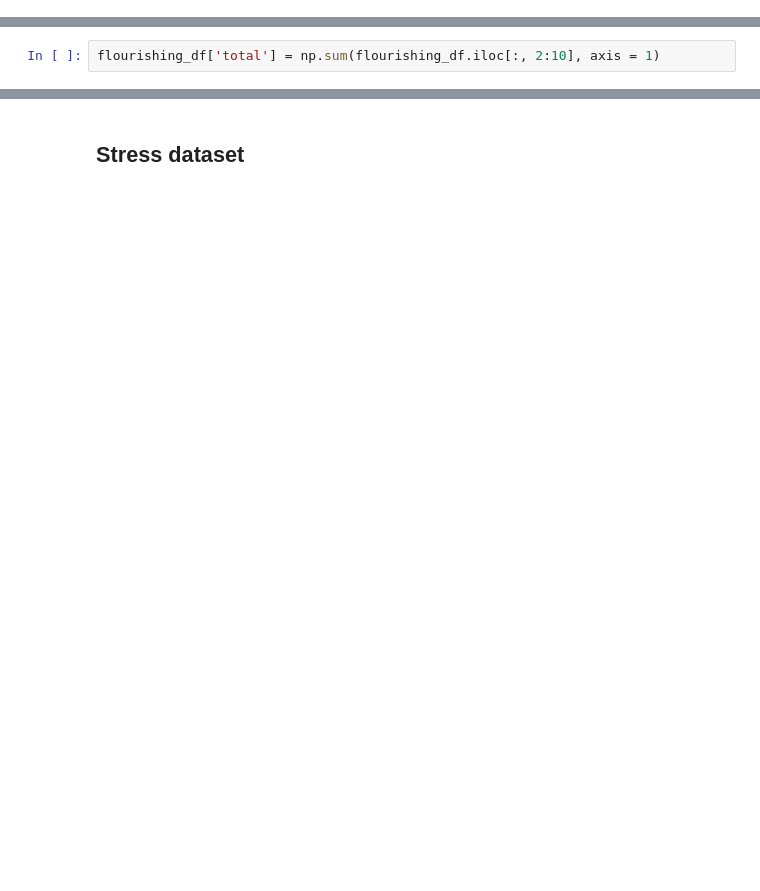
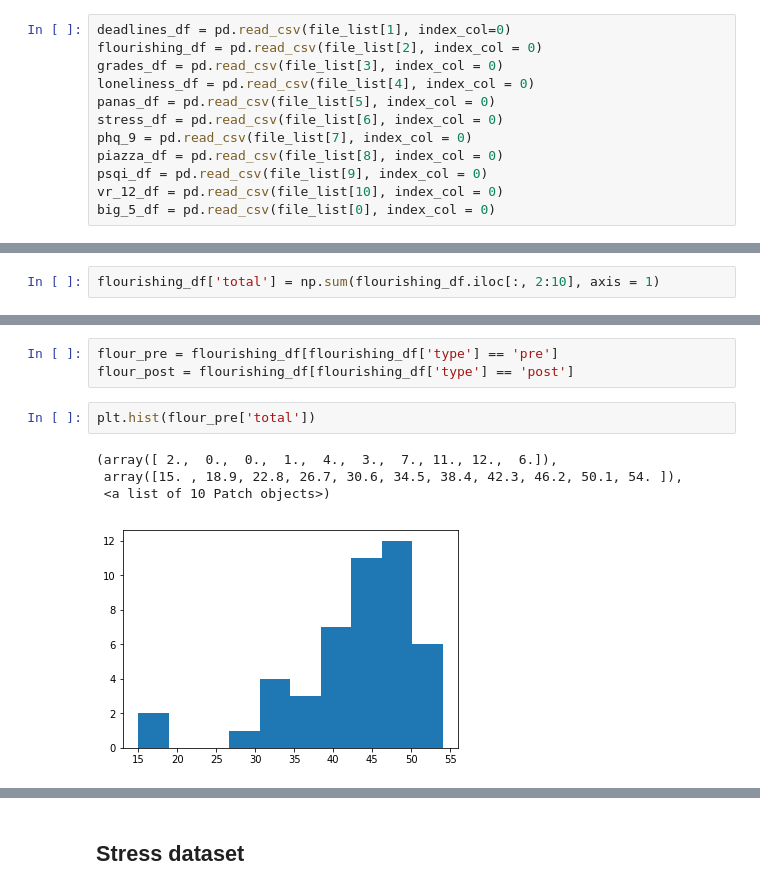
Before and after one commit to mkhash/Modelling-Student-Stress, a Jupyter notebook: code/EDA.ipynb, the cells around one changed output, grey strips where cells are left out. Saved outputs shown, nothing was run; the diff lists cells and outputs as text; blank space fills up the shorter version.

```diff
--- a/code/EDA.ipynb
+++ b/code/EDA.ipynb
@@ -42,3 +34,15 @@ vr_12_df = pd.read_csv(file_list[9], index_col = 0)
+# %%
+deadlines_df = pd.read_csv(file_list[1], index_col=0)
+flourishing_df = pd.read_csv(file_list[2], index_col = 0)
+grades_df = pd.read_csv(file_list[3], index_col = 0)
+loneliness_df = pd.read_csv(file_list[4], index_col = 0)
+panas_df = pd.read_csv(file_list[5], index_col = 0)
+stress_df = pd.read_csv(file_list[6], index_col = 0)
+phq_9 = pd.read_csv(file_list[7], index_col = 0)
+piazza_df = pd.read_csv(file_list[8], index_col = 0)
+psqi_df = pd.read_csv(file_list[9], index_col = 0)
+vr_12_df = pd.read_csv(file_list[10], index_col = 0)
+big_5_df = pd.read_csv(file_list[0], index_col = 0)
 # %% [markdown]
 ## Some Data Exploration
 - at this stage we will dig into our data to get a greater sense of its underlying patterns; this process will hopefully guide us in creating a fitting model
@@ -223,0 +206,10 @@ flourishing_df.groupby(['uid', 'type']).sum()
+# %%
+flour_pre = flourishing_df[flourishing_df['type'] == 'pre']
+flour_post = flourishing_df[flourishing_df['type'] == 'post']
+# %%
+plt.hist(flour_pre['total'])
+# %% [output]
+(array([ 2.,  0.,  0.,  1.,  4.,  3.,  7., 11., 12.,  6.]),
+ array([15. , 18.9, 22.8, 26.7, 30.6, 34.5, 38.4, 42.3, 46.2, 50.1, 54. ]),
+ <a list of 10 Patch objects>)
+[figure, added]
```
Also changed, not shown: parts of 10 cells of this notebook, 2 other files.
